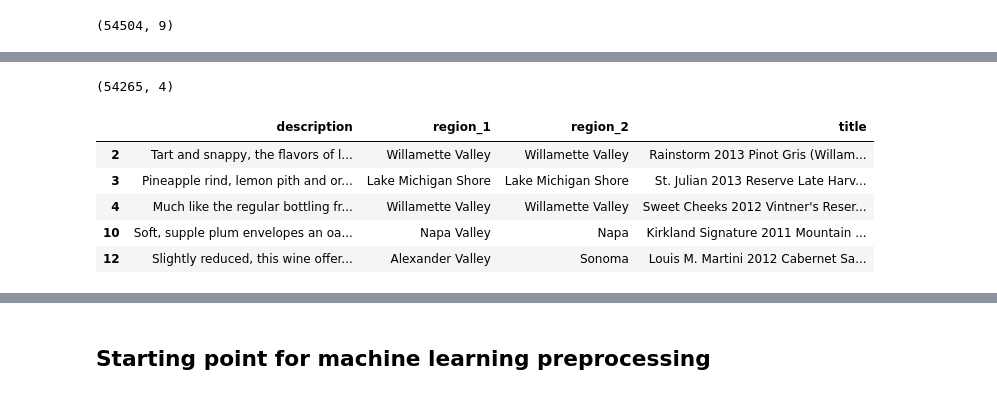
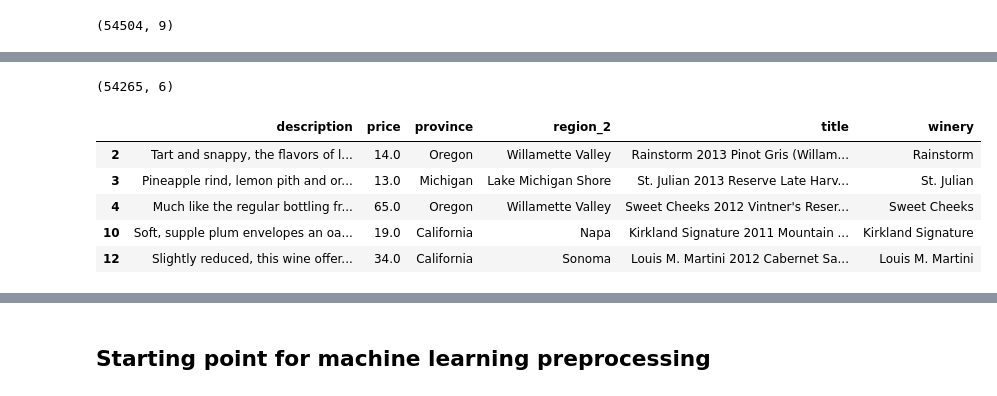
Before and after one commit to rkaysen63/Wine_Enthusiasts, a Jupyter notebook: Roseanne/wine_cleaning.ipynb, the cells around one changed output, grey strips where cells are left out. Saved outputs shown, nothing was run; the diff lists cells and outputs as text; code cells hidden in the pictures.

```diff
--- a/Roseanne/wine_cleaning.ipynb
+++ b/Roseanne/wine_cleaning.ipynb
@@ -199,0 +167,12 @@ US_wine_data_df_copy.head()
+# %%
+# Create price bins
+price_bins = [0, 15, 30, 60, 100, 500, 10000]
+US_wine_data_df_copy.groupby(pd.cut(US_wine_data_df_copy["price"], price_bins)).count()
+
+price_bins_names = ["<$15","$15-30","$30-60","$60-100", "100-500","too much"]
+
+# Make a new column in dataframe for price bins.
+US_wine_data_df_copy["price_bins"] = pd.cut(US_wine_data_df_copy["price"], price_bins, labels=price_bins_names)
+
+# Check dataframe
+US_wine_data_df_copy.tail()
@@ -200,16 +190,16 @@ US_wine_data_df_copy.head()
 # %%
 # Create a DataFrame to hold columns that won't be used in machine learning in case we want them later
-US_wine_data_title_df = US_wine_data_df_copy.drop(columns=["points", "price", "province", "variety", "winery"], axis=1)
+US_wine_data_title_df = US_wine_data_df_copy.drop(columns=["points", "region_1", "variety","price_bins"], axis=1)
 print(US_wine_data_title_df.shape)
 US_wine_data_title_df.head()
 # %% [output]
-(54265, 4)
+(54265, 6)
-|  | description | region_1 | region_2 | title |
-| 2 | Tart and snappy, the flavors of l... | Willamette Valley | Willamette Valley | Rainstorm 2013 Pinot Gris (Willam... |
-| 3 | Pineapple rind, lemon pith and or... | Lake Michigan Shore | Lake Michigan Shore | St. Julian 2013 Reserve Late Harv... |
-| 4 | Much like the regular bottling fr... | Willamette Valley | Willamette Valley | Sweet Cheeks 2012 Vintner's Reser... |
-| 10 | Soft, supple plum envelopes an oa... | Napa Valley | Napa | Kirkland Signature 2011 Mountain ... |
-| 12 | Slightly reduced, this wine offer... | Alexander Valley | Sonoma | Louis M. Martini 2012 Cabernet Sa... |
+|  | description | price | province | region_2 | title | winery |
+| 2 | Tart and snappy, the flavors of l... | 14.0 | Oregon | Willamette Valley | Rainstorm 2013 Pinot Gris (Willam... | Rainstorm |
+| 3 | Pineapple rind, lemon pith and or... | 13.0 | Michigan | Lake Michigan Shore | St. Julian 2013 Reserve Late Harv... | St. Julian |
+| 4 | Much like the regular bottling fr... | 65.0 | Oregon | Willamette Valley | Sweet Cheeks 2012 Vintner's Reser... | Sweet Cheeks |
+| 10 | Soft, supple plum envelopes an oa... | 19.0 | California | Napa | Kirkland Signature 2011 Mountain ... | Kirkland Signature |
+| 12 | Slightly reduced, this wine offer... | 34.0 | California | Sonoma | Louis M. Martini 2012 Cabernet Sa... | Louis M. Martini |
 # %%
 # Drop additional columns that we may want back later: "description" - of flavors, i.e. tart and snappy, oaky, etc.
 # "title" - name on the bottle; region_1, region_2
```
Also changed, not shown: parts of 27 cells of this notebook.
